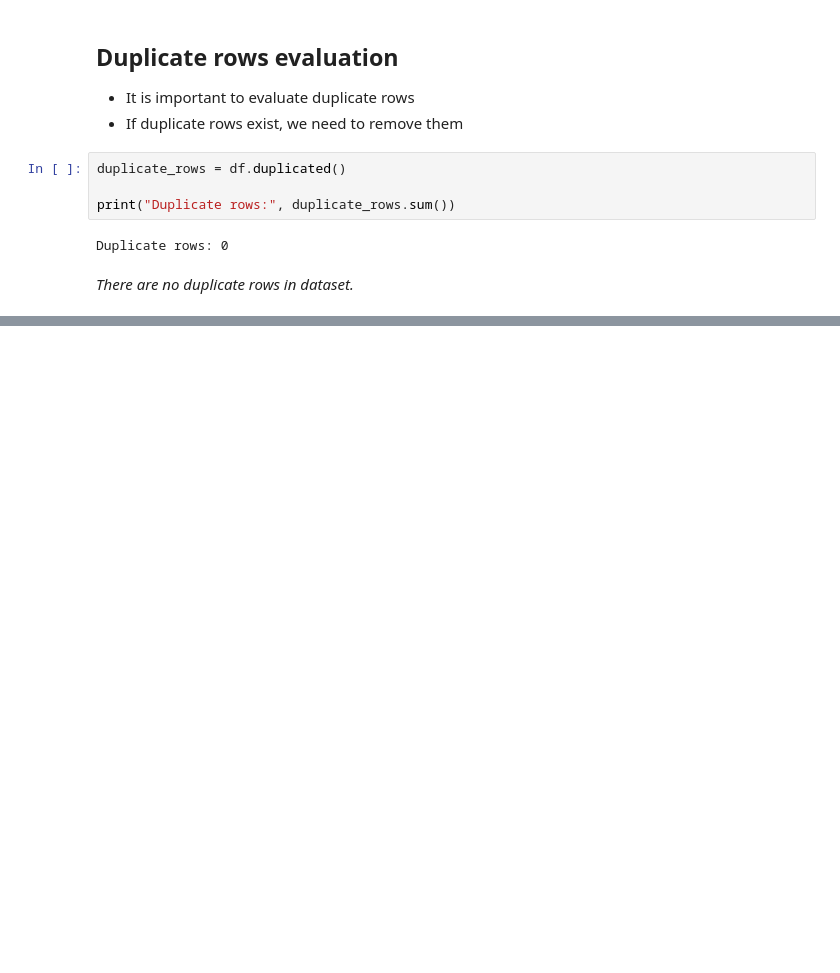
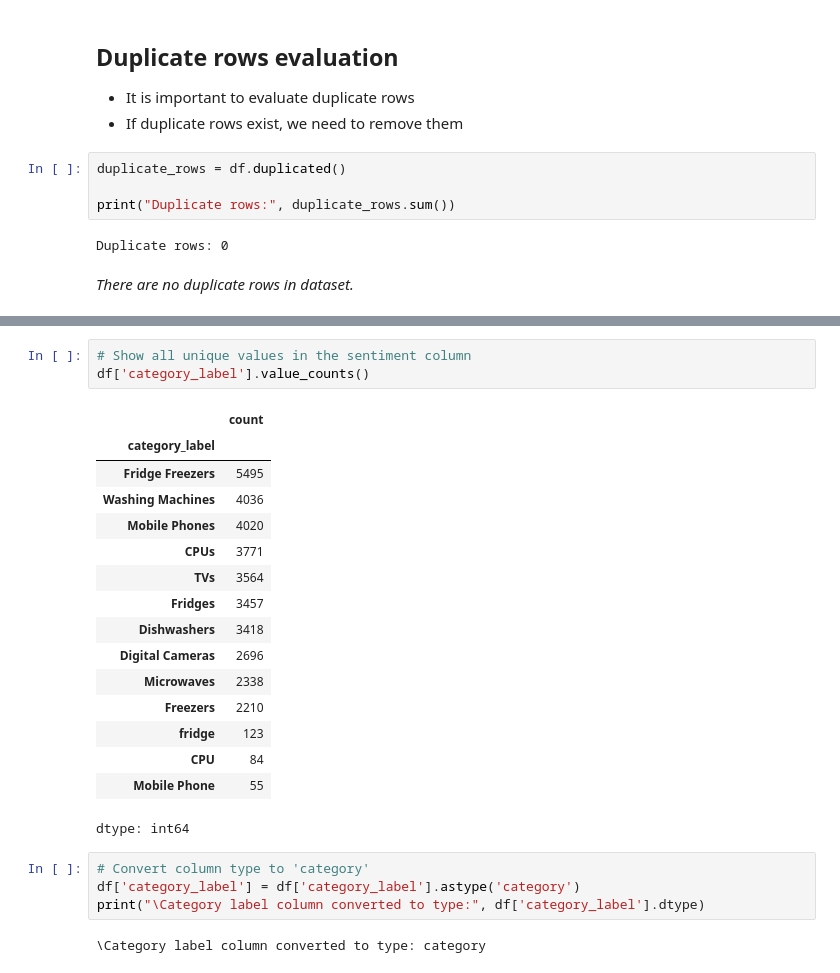
Before and after one commit to AnidaH-git/ml-products_analysis, a Jupyter notebook: notebook/Task3_products_analysis_ml.ipynb, the cells around one changed output, grey strips where cells are left out. Drawn from its saved outputs; the diff is of its cells as text; blank space fills up the shorter version.

```diff
--- a/notebook/Task3_products_analysis_ml.ipynb
+++ b/notebook/Task3_products_analysis_ml.ipynb
@@ -182,0 +211,26 @@ Duplicate rows: 0
+# %%
+# Show all unique values in the sentiment column
+df['category_label'].value_counts()
+# %% [output]
+|  | count |
+| category_label |  |
+| Fridge Freezers | 5495 |
+| Washing Machines | 4036 |
+| Mobile Phones | 4020 |
+| CPUs | 3771 |
+| TVs | 3564 |
+| Fridges | 3457 |
+| Dishwashers | 3418 |
+| Digital Cameras | 2696 |
+| Microwaves | 2338 |
+| Freezers | 2210 |
+| fridge | 123 |
+| CPU | 84 |
+| Mobile Phone | 55 |
+dtype: int64
+# %%
+# Convert column type to 'category'
+df['category_label'] = df['category_label'].astype('category')
+print("\Category label column converted to type:", df['category_label'].dtype)
+# %% [output]
+\Category label column converted to type: category
```
Also changed, not shown: parts of 7 cells of this notebook.
